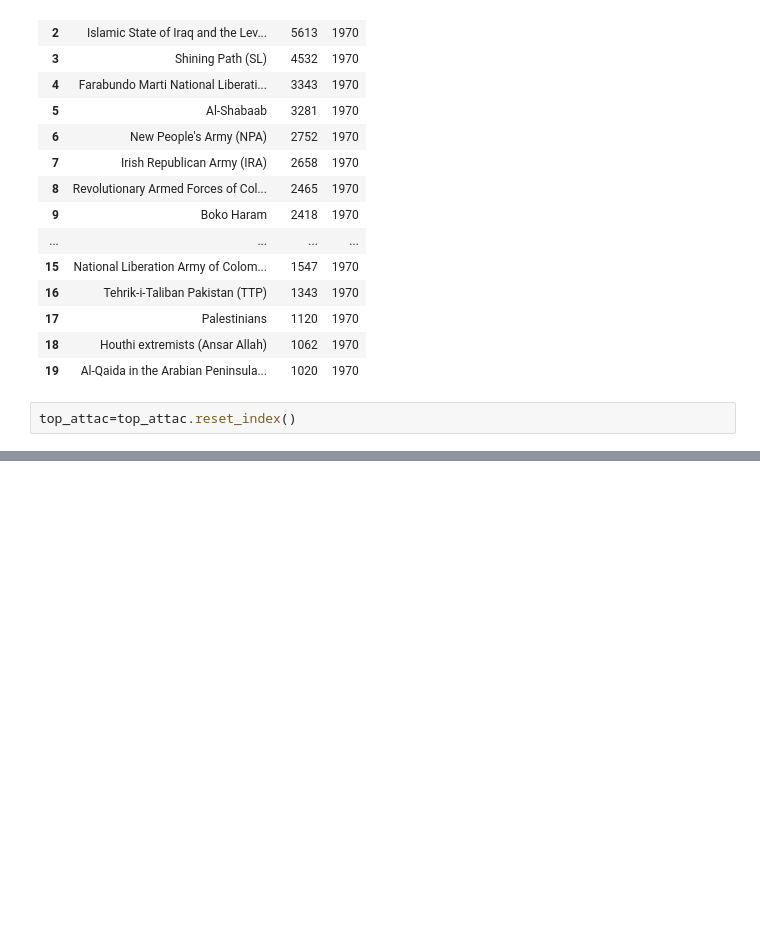
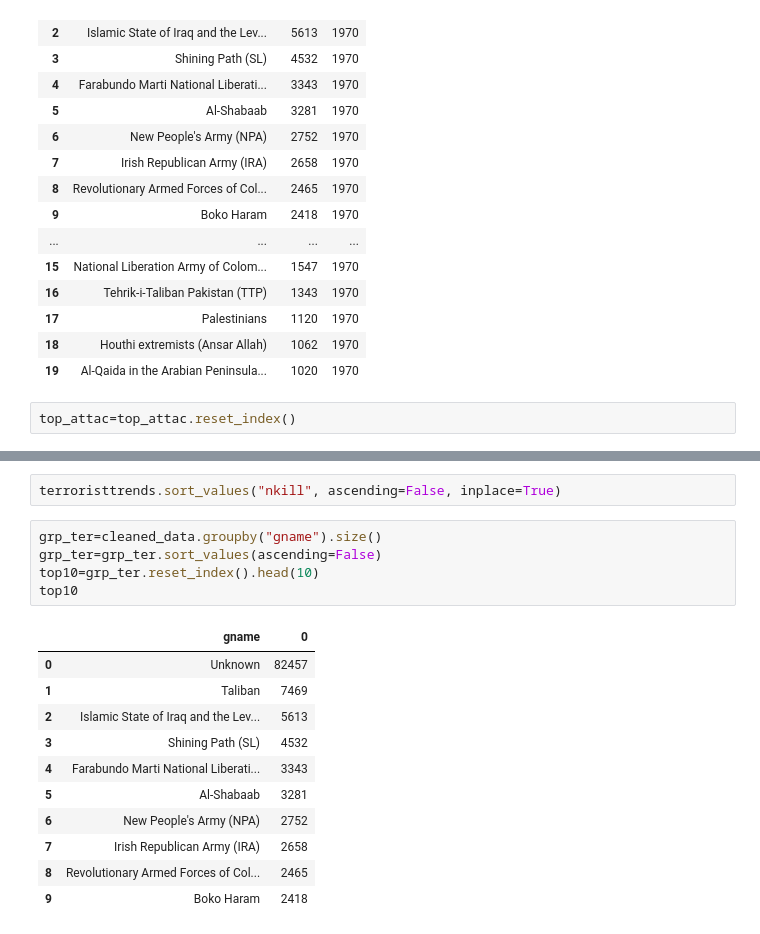
Before and after one commit to Oumar199/TerroristAttackDashboard, a Jupyter notebook: exploration.ipynb, the cells around one changed output, grey strips where cells are left out. Saved outputs shown, nothing was run; the diff lists cells and outputs as text; blank space fills up the shorter version.

```diff
--- a/exploration.ipynb
+++ b/exploration.ipynb
@@ -362,0 +393,19 @@ fig.show()
+# %%
+terroristtrends.sort_values("nkill", ascending=False, inplace=True)
+# %%
+grp_ter=cleaned_data.groupby("gname").size()
+grp_ter=grp_ter.sort_values(ascending=False)
+top10=grp_ter.reset_index().head(10)
+top10
+# %% [output]
+|  | gname | 0 |
+| 0 | Unknown | 82457 |
+| 1 | Taliban | 7469 |
+| 2 | Islamic State of Iraq and the Lev... | 5613 |
+| 3 | Shining Path (SL) | 4532 |
+| 4 | Farabundo Marti National Liberati... | 3343 |
+| 5 | Al-Shabaab | 3281 |
+| 6 | New People's Army (NPA) | 2752 |
+| 7 | Irish Republican Army (IRA) | 2658 |
+| 8 | Revolutionary Armed Forces of Col... | 2465 |
+| 9 | Boko Haram | 2418 |
```
Also changed, not shown: parts of 9 cells of this notebook.
